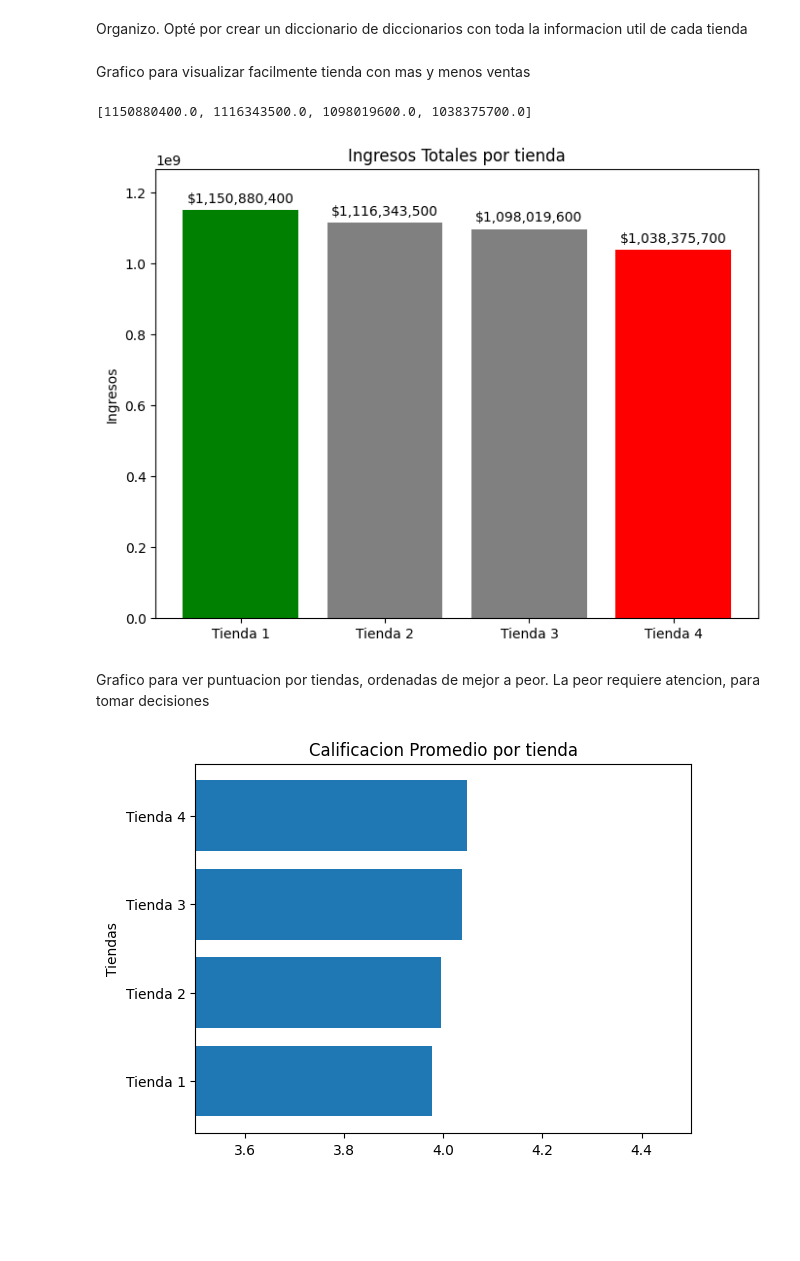
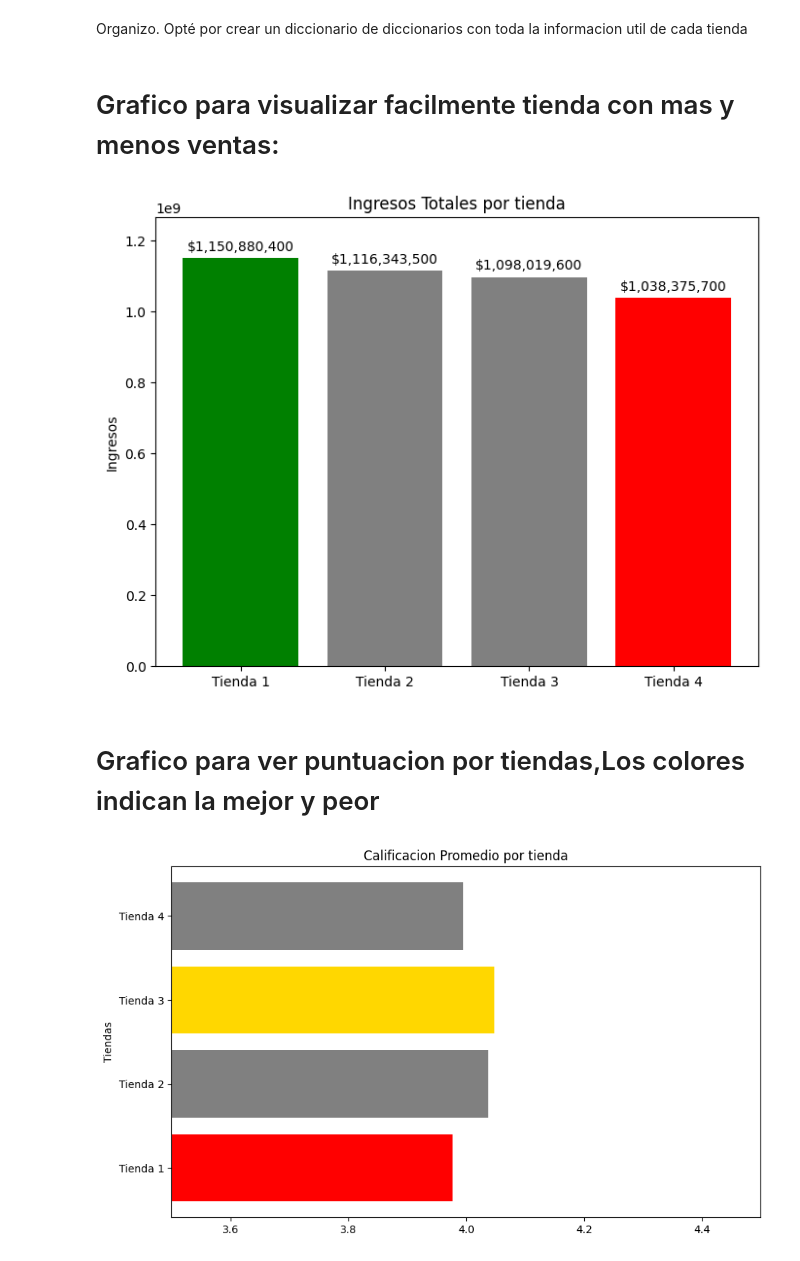
Before and after one commit to pierobadano/Desafio-alura-store, a Jupyter notebook: alurastorelatam.ipynb, the cells around one changed output. Cells and saved outputs as stored; diff of their text form; code cells hidden in the pictures; blank space fills up the shorter version.

```diff
--- a/alurastorelatam.ipynb
+++ b/alurastorelatam.ipynb
@@ -160,7 +160,8 @@ datos_tienda = {
         "ventas_categoria_popular": CantidadVendida1,
         "calificacion": promedioTienda1,
         "producto_popular": VentasXProductoTienda1.idxmax(),
-        "ventas_producto_popular": VentasXProductoTienda1.max()
+        "ventas_producto_popular": VentasXProductoTienda1.max(),
+        "costos_envio":costoEnvioPromedioTienda1
     },
     "Tienda 2": {
         "ingresos": Ingresos_totales_tienda2,
@@ -168,7 +169,8 @@ datos_tienda = {
         "ventas_categoria_popular": CantidadVendida2,
         "calificacion": promedioTienda2,
         "producto_popular": VentasXProductoTienda2.idxmax(),
-        "ventas_producto_popular": VentasXProductoTienda2.max()
+        "ventas_producto_popular": VentasXProductoTienda2.max(),
+        "costos_envio":costoEnvioPromedioTienda2
     },
     "Tienda 3": {
         "ingresos": Ingresos_totales_tienda3,
@@ -176,7 +178,8 @@ datos_tienda = {
         "ventas_categoria_popular": CantidadVendida3,
         "calificacion": promedioTienda3,
         "producto_popular": VentasXProductoTienda3.idxmax(),
-        "ventas_producto_popular": VentasXProductoTienda3.max()
+        "ventas_producto_popular": VentasXProductoTienda3.max(),
+        "costos_envio":costoEnvioPromedioTienda3
     },
     "Tienda 4": {
         "ingresos": Ingresos_totales_tienda4,
@@ -184,11 +187,12 @@ datos_tienda = {
         "ventas_categoria_popular": CantidadVendida4,
         "calificacion": promedioTienda4,
         "producto_popular": VentasXProductoTienda4.idxmax(),
-        "ventas_producto_popular": VentasXProductoTienda4.max()
+        "ventas_producto_popular": VentasXProductoTienda4.max(),
+        "costos_envio":costoEnvioPromedioTienda4
     }
 }
 # %% [markdown]
-Grafico para visualizar facilmente tienda con mas y menos ventas
+# Grafico para visualizar facilmente tienda con mas y menos ventas:
 # %%
 import matplotlib.pyplot as plt
 ingresos_tiendas=[datos_tienda[tienda]['ingresos'] for tienda in datos_tienda]
@@ -204,7 +208,6 @@ for ingreso in ingresos_tiendas:
     coloresIngresos.append("grey")
 
 fig, ax = plt.subplots(figsize=(8,6))
-print(ingresos_tiendas)
 bars= ax.bar(datos_tienda.keys(),ingresos_tiendas , color=coloresIngresos)
 
 ax.set_ylabel("Ingresos")
@@ -219,20 +222,24 @@ for bar in bars:
     ax.text(x, y, texto, ha='center', va='bottom', fontsize=10)
 plt.show()
 # %% [output]
-[1150880400.0, 1116343500.0, 1098019600.0, 1038375700.0]
 [figure]
-# %% [markdown]
-Grafico para ver puntuacion por tiendas, ordenadas de mejor a peor. La peor requiere atencion, para tomar decisiones
+# %% [markdown]
+# Grafico para ver puntuacion por tiendas,Los colores indican la mejor y peor
 # %%
-fig, ax = plt.subplots()
+fig, ax = plt.subplots(figsize=(10,6))
 promedio_tiendas=[datos_tienda[tienda]["calificacion"] for tienda in datos_tienda]
-promedio_tiendas.sort(reverse=False)
-
-
-ax.barh(datos_tienda.keys(),promedio_tiendas)
+coloresCalificacion=[]
+for calificacion in promedio_tiendas:
+  if calificacion == max(promedio_tiendas) :
+    coloresCalificacion.append("gold")
+  elif calificacion == min(promedio_tiendas):
+    coloresCalificacion.append("red")
+  else:
+    coloresCalificacion.append("grey")
+ax.barh(datos_tienda.keys(),promedio_tiendas,color=coloresCalificacion)
 ax.set_ylabel("Tiendas")
 ax.set_title("Calificacion Promedio por tienda")
 ax.set_xlim(3.5,4.5)
 plt.show()
 # %% [output]
-[figure, old version]
+[figure, new version]
```
Also changed, not shown: parts of 3 cells of this notebook.
